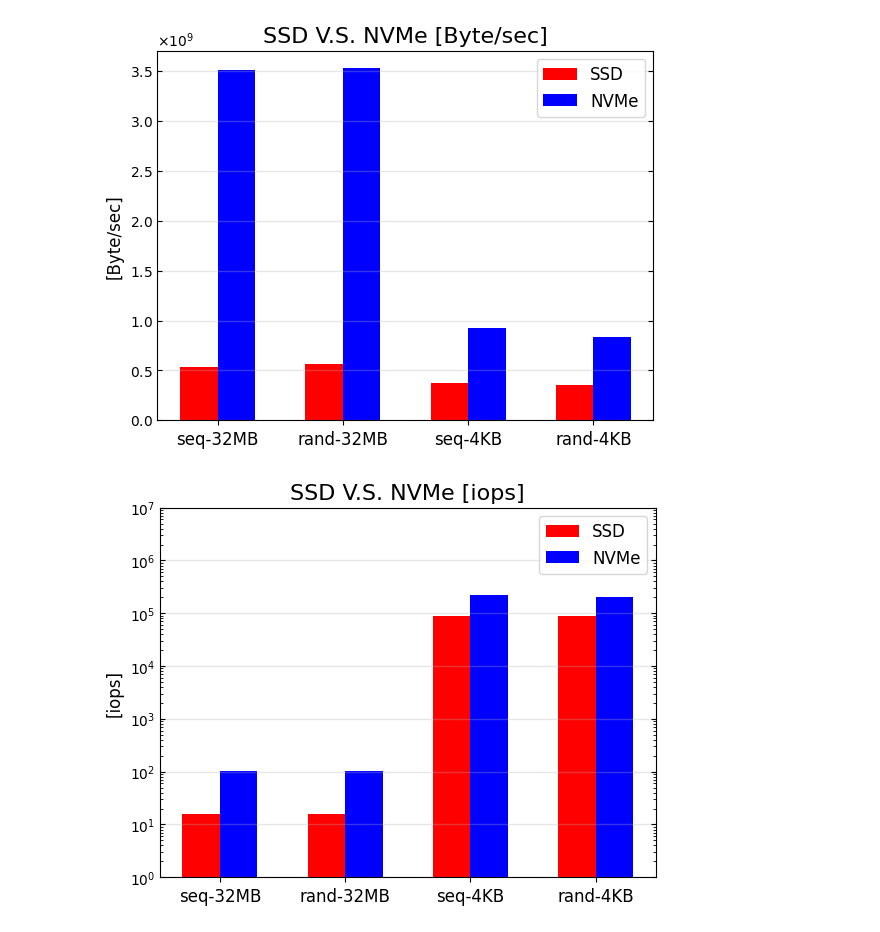
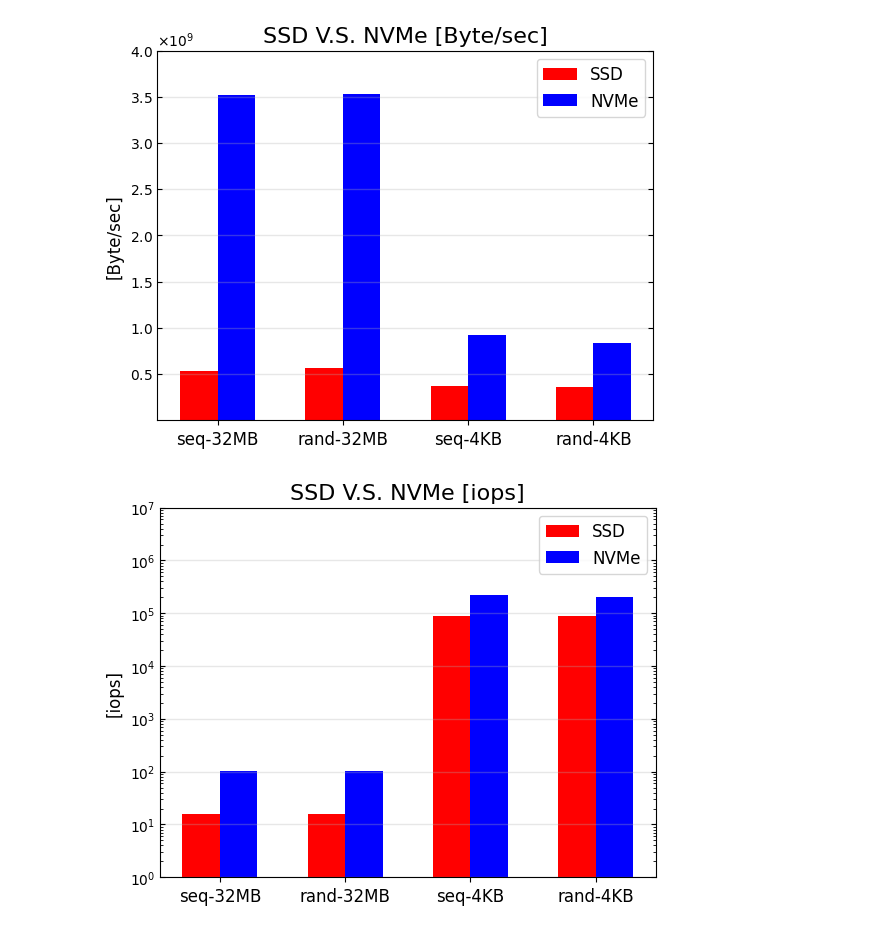
Before and after one commit to cafenero/jupyterlab-plotter, a Jupyter notebook: workspace/fio-plotter.ipynb, the cells around one changed output. Drawn from its saved outputs; the diff is of its cells as text; code cells hidden in the pictures.

Commit message:
add images

```diff
--- a/workspace/fio-plotter.ipynb
+++ b/workspace/fio-plotter.ipynb
@@ -80,34 +80,38 @@ y2 = [
     data["xeon01-2TB-KIOXIA-NVMe"]["read"]["rand-32MB"]["bw"],
     data["xeon01-2TB-KIOXIA-NVMe"]["read"]["seq-4KB"]["bw"],
     data["xeon01-2TB-KIOXIA-NVMe"]["read"]["rand-4KB"]["bw"],
 ]
 x1 = np.arange(len(y1))
 
 plt.title('SSD V.S. NVMe [Byte/sec]', fontsize=16)
 plt.ylabel('[Byte/sec]', fontsize=12)
 labels = ['seq-32MB', 'rand-32MB', 'seq-4KB', 'rand-4KB', ]
 
 
 width = 0.3
 p_y1 = plt.bar(x1,       y1, color='r', width=width, align='center')
 p_y2 = plt.bar(x1+width, y2, color='b', width=width, align='center')
 plt.legend((p_y1[0], p_y2[0]), ("SSD", "NVMe"), loc='upper right', ncol=1, fontsize=12)
 plt.grid(axis="y", alpha=0.3, lw=1)
 plt.gca().yaxis.set_tick_params(which='both', direction='in',bottom=True, top=True, left=True, right=True)
 
 #y軸小数点以下3桁表示
 # plt.gca().get_yaxis().set_major_formatter(ticker.FuncFormatter(lambda v,p: f'{int(v):,d}'))
 # plt.gca().yaxis.set_major_formatter(plt.FormatStrFormatter('%.0e')) #y軸小数点以下3桁表示
 # plt.ticklabel_format(style='plain',axis='y')
 plt.ticklabel_format(style='sci',axis='y', useMathText=True)
 
 
 plt.xticks(x1 + width/2, labels, fontsize=12)
+plt.ylim(1, 4000000000)
+plt.savefig('SSD-NVMe-bps.svg')
+
+
 plt.show()
 # plt.savefig("graph1.svg")
 # plt.savefig("graph1.png")
 # %% [output]
-[figure, old version]
+[figure, new version]
 # %%
 
 y1 = [
```
Also changed, not shown: parts of 1 cell of this notebook, 2 other files.
